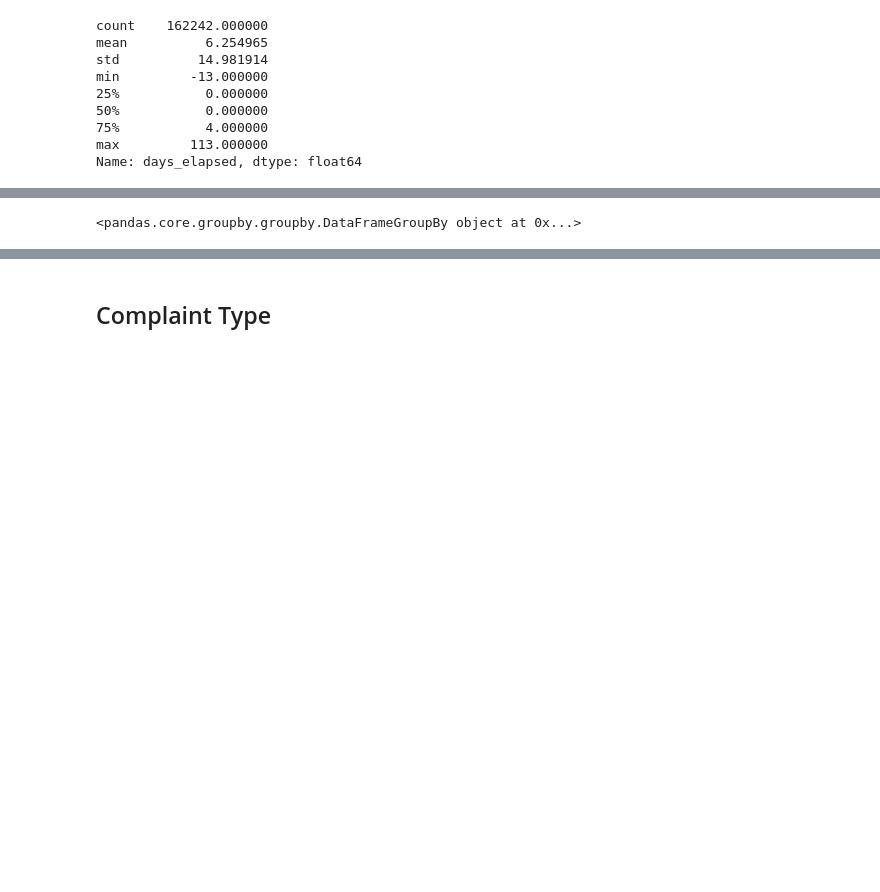
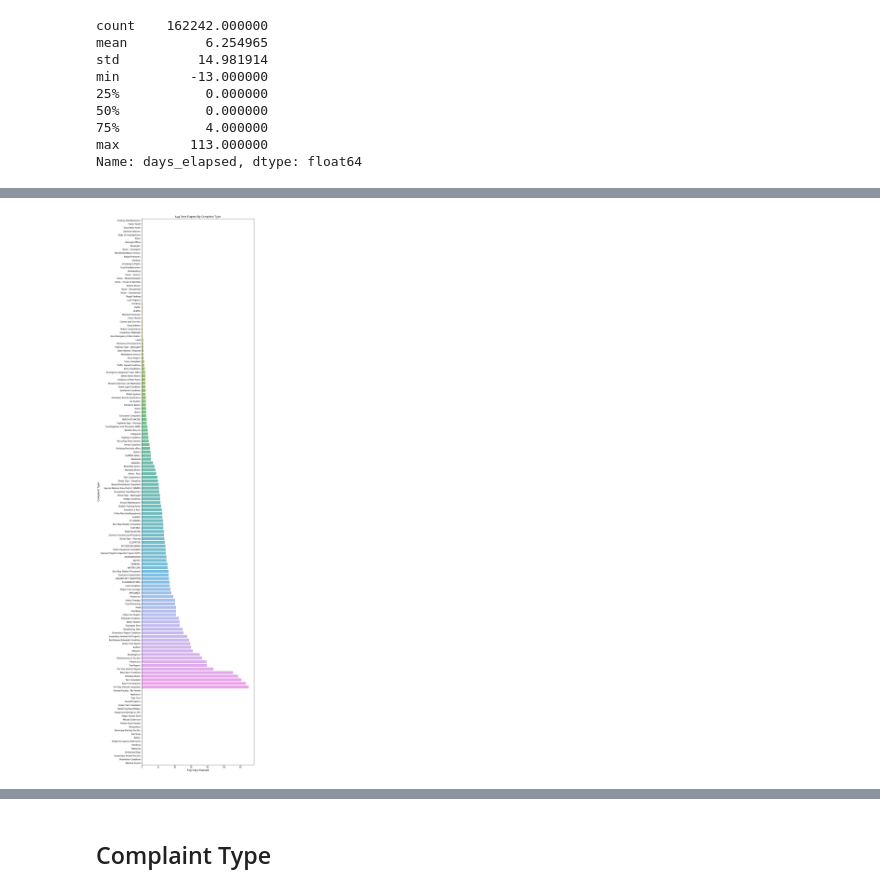
Before and after one commit to whohuhwhat/311_pt4, a Jupyter notebook: TS.ipynb, the cells around one changed output, grey strips where cells are left out. Drawn from its saved outputs; the diff is of its cells as text; code cells hidden in the pictures; blank space fills up the shorter version.

```diff
--- a/TS.ipynb
+++ b/TS.ipynb
@@ -130,2 +193,3 @@ Name: days_elapsed, dtype: float64
 # %%
-test = aug.groupby(by=['complaint_type'], as_index=True)
+asc_complaint_mean = aug.groupby(['complaint_type']).days_elapsed.mean().sort_values(ascending=True)
+asc_complaint_mean
@@ -132,4 +214,9 @@ test = aug.groupby(by=['complaint_type'], as_index=True)
-# %%
-test
-# %% [output]
-<pandas.core.groupby.groupby.DataFrameGroupBy object at 0x...>
+# %%
+plt.figure(figsize=(10,50))
+sns.barplot(asc_complaint_mean.values, asc_complaint_mean.index, alpha=0.8)
+plt.title('Avg Days Elapsed By Complaint Type')
+plt.ylabel('Complaint Type', fontsize=12)
+plt.xlabel('Avg Days Elapsed', fontsize=12)
+plt.show()
+# %% [output]
+[figure, added]
```
Also changed, not shown: parts of 7 cells of this notebook.
